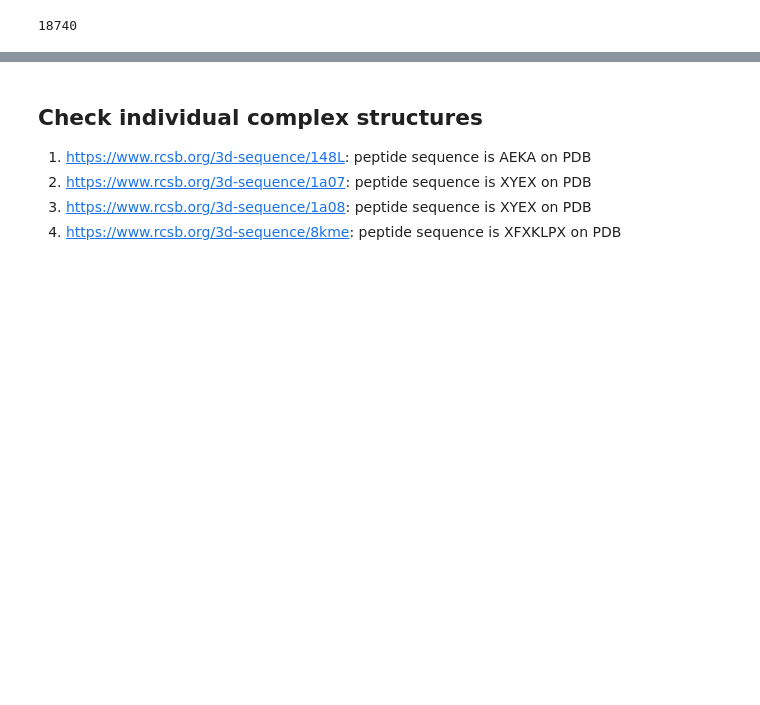
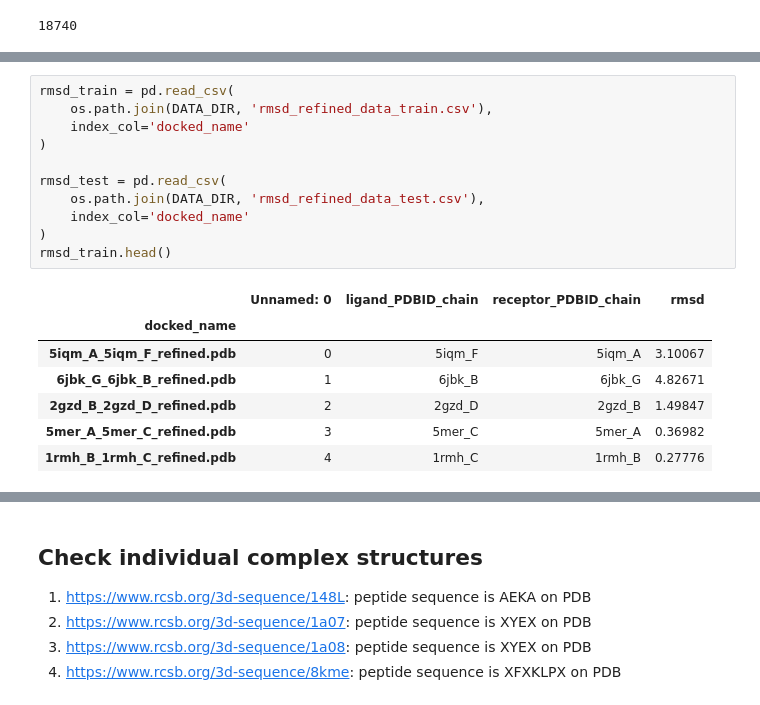
Before and after one commit to aws-samples/eggnet-equivariant-graph-of-graph-neural-network, a Jupyter notebook: Explore_Propedia.ipynb, the cells around one changed output, grey strips where cells are left out. Saved outputs shown, nothing was run; the diff lists cells and outputs as text; blank space fills up the shorter version.

```diff
--- a/Explore_Propedia.ipynb
+++ b/Explore_Propedia.ipynb
@@ -691,0 +731,19 @@ complex_df_comb.loc[complex_df_comb['label']==1, 'pdb_file'].nunique()
+# %%
+rmsd_train = pd.read_csv(
+    os.path.join(DATA_DIR, 'rmsd_refined_data_train.csv'),
+    index_col='docked_name'
+)
+
+rmsd_test = pd.read_csv(
+    os.path.join(DATA_DIR, 'rmsd_refined_data_test.csv'),
+    index_col='docked_name'
+)
+rmsd_train.head()
+# %% [output]
+|  | Unnamed: 0 | ligand_PDBID_chain | receptor_PDBID_chain | rmsd |
+| docked_name |  |  |  |  |
+| 5iqm_A_5iqm_F_refined.pdb | 0 | 5iqm_F | 5iqm_A | 3.10067 |
+| 6jbk_G_6jbk_B_refined.pdb | 1 | 6jbk_B | 6jbk_G | 4.82671 |
+| 2gzd_B_2gzd_D_refined.pdb | 2 | 2gzd_D | 2gzd_B | 1.49847 |
+| 5mer_A_5mer_C_refined.pdb | 3 | 5mer_C | 5mer_A | 0.36982 |
+| 1rmh_B_1rmh_C_refined.pdb | 4 | 1rmh_C | 1rmh_B | 0.27776 |
```
Also changed, not shown: parts of 18 cells of this notebook, 1 other file.
